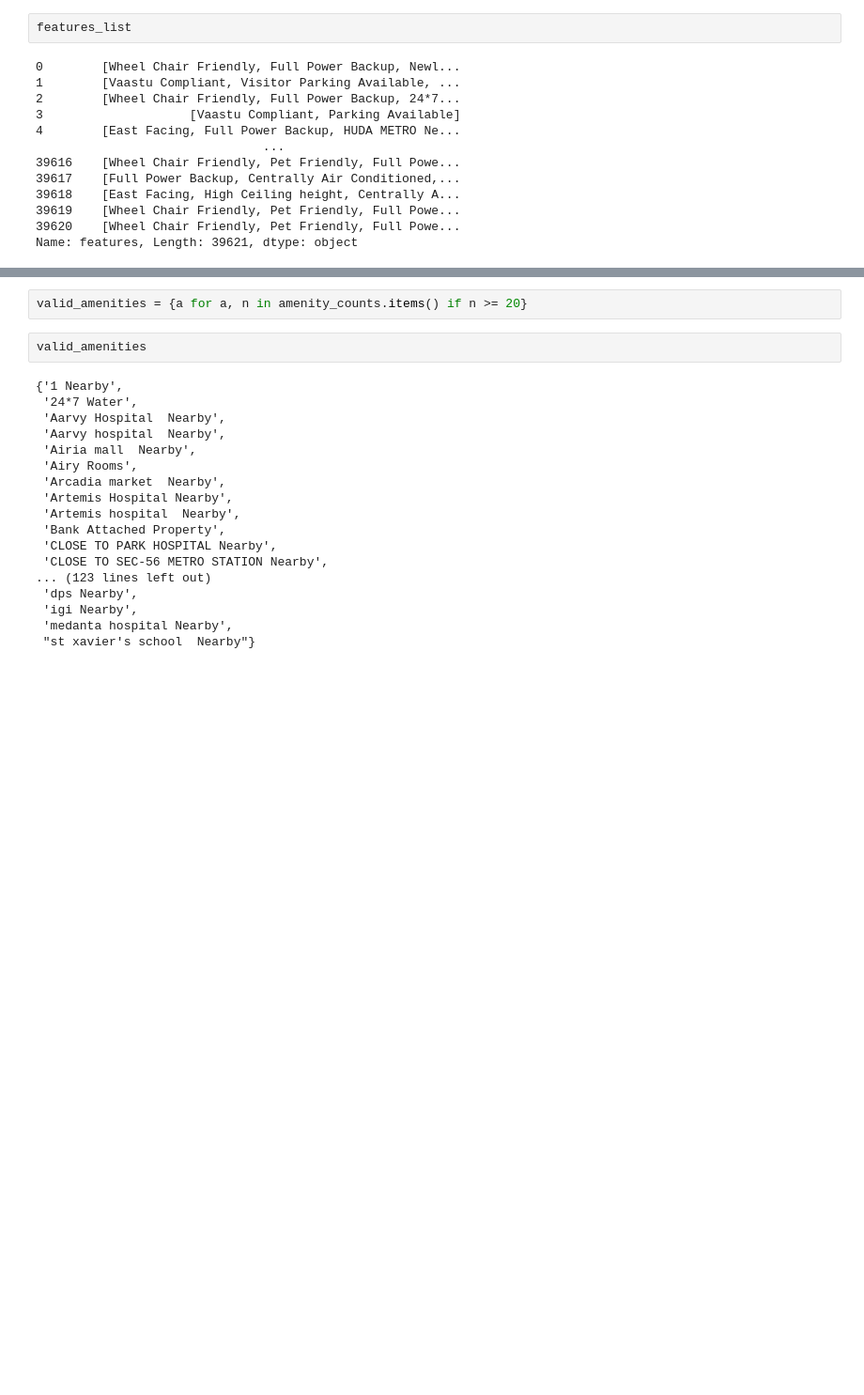
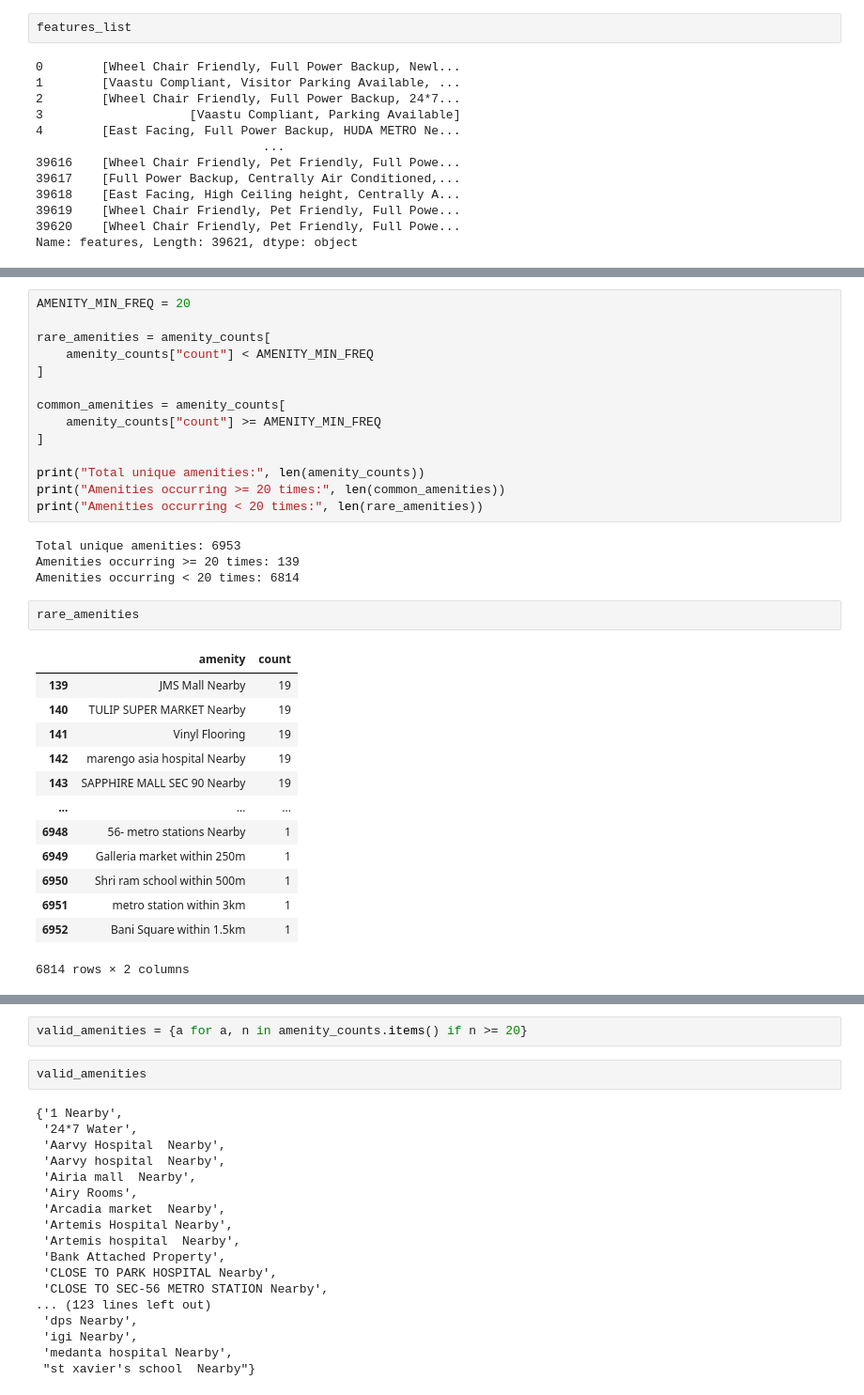
Before and after one commit to Jaygit1729/PropNavigator-Real-Estate-ML, a Jupyter notebook: notebooks/feature_engineering/fe.ipynb, the cells around one changed output, grey strips where cells are left out. Shown at 94% size. Cells and saved outputs as stored; diff of their text form; blank space fills up the shorter version.

```diff
--- a/notebooks/feature_engineering/fe.ipynb
+++ b/notebooks/feature_engineering/fe.ipynb
@@ -814 +1095,35 @@ Name: features, Length: 39621, dtype: object
+# %%
+AMENITY_MIN_FREQ = 20
+
+rare_amenities = amenity_counts[
+    amenity_counts["count"] < AMENITY_MIN_FREQ
+]
+
+common_amenities = amenity_counts[
+    amenity_counts["count"] >= AMENITY_MIN_FREQ
+]
+
+print("Total unique amenities:", len(amenity_counts))
+print("Amenities occurring >= 20 times:", len(common_amenities))
+print("Amenities occurring < 20 times:", len(rare_amenities))
+# %% [output]
+Total unique amenities: 6953
+Amenities occurring >= 20 times: 139
+Amenities occurring < 20 times: 6814
+# %%
+rare_amenities
+# %% [output]
+|  | amenity | count |
+| 139 | JMS Mall Nearby | 19 |
+| 140 | TULIP SUPER MARKET Nearby | 19 |
+| 141 | Vinyl Flooring | 19 |
+| 142 | marengo asia hospital Nearby | 19 |
+| 143 | SAPPHIRE MALL SEC 90 Nearby | 19 |
+| ... | ... | ... |
+| 6948 | 56- metro stations Nearby | 1 |
+| 6949 | Galleria market within 250m | 1 |
+| 6950 | Shri ram school within 500m | 1 |
+| 6951 | metro station within 3km | 1 |
+| 6952 | Bani Square within 1.5km | 1 |
+6814 rows × 2 columns
 # %%
```
Also changed, not shown: parts of 34 cells of this notebook, 9 other files.
